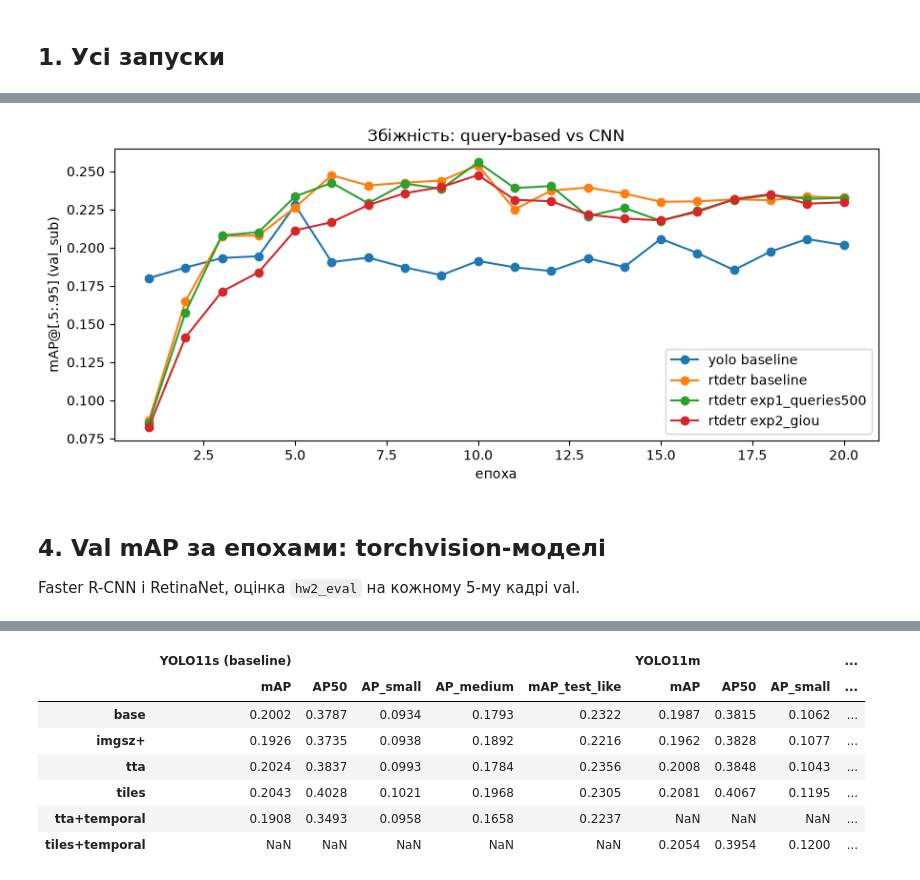
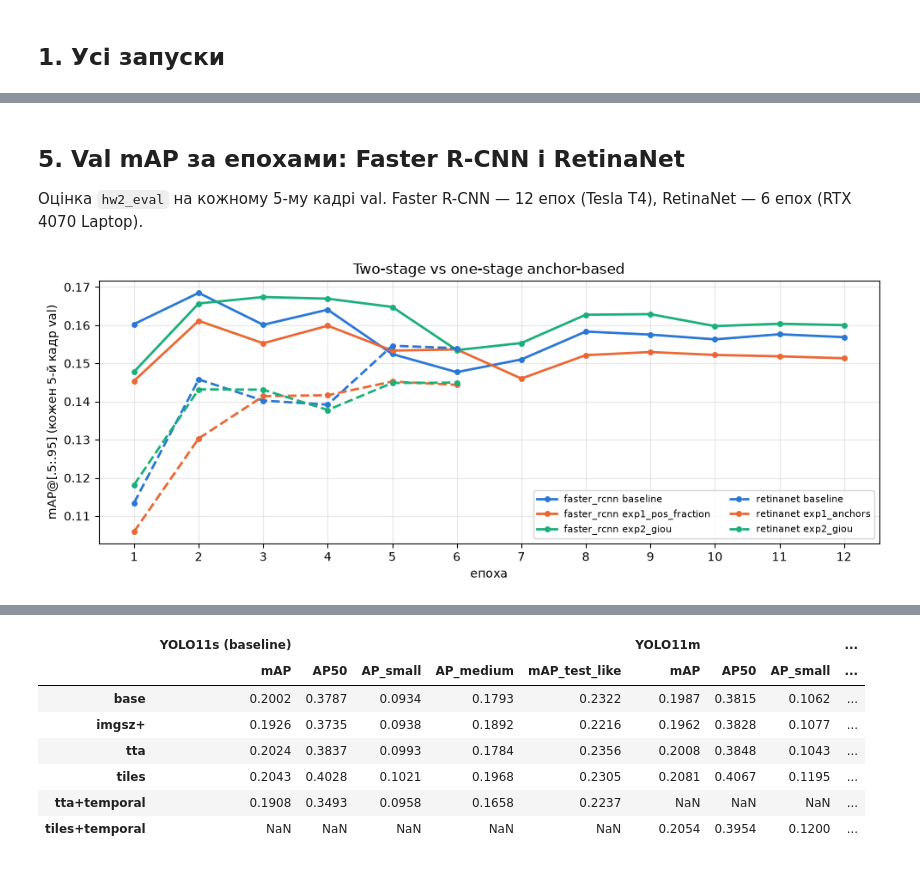
Before and after one commit to Solomia200/ai_homework2, a Jupyter notebook: notebooks/hw2-summary.ipynb, the cells around one changed output, grey strips where cells are left out. Cells and saved outputs as stored; diff of their text form; code cells hidden in the pictures.

```diff
--- a/notebooks/hw2-summary.ipynb
+++ b/notebooks/hw2-summary.ipynb
@@ -44,8 +65,13 @@ runs.astype(float).round(4)
 # %%
-best = runs.astype(float).groupby(level=0).apply(lambda g: g.loc[g["mAP"].idxmax()]).reindex(MODELS).dropna(how="all")
-final_path = RUNS / "pipeline" / "final" / "metrics.json"
-if final_path.exists():
-    final = json.loads(final_path.read_text())
-    best.loc[f"pipeline ({final['model']}, {final['variant']})"] = {c: final["val"].get(c) for c in COLS}
+best = runs.groupby(level=0, sort=False).apply(lambda g: g.loc[g["mAP"].idxmax()])
+best.index = [f"{model} ({runs.loc[model, 'mAP'].idxmax()})" for model in best.index]
+for run in ("final", "final_yolo11m_tiles"):
+    path = RUNS / "pipeline" / run / "metrics.json"
+    if path.exists():
+        final = json.loads(path.read_text())
+        public, private = LEADERBOARD.get(("pipeline", run), (None, None))
+        best.loc[f"pipeline ({final['model']}, {final['variant']})"] = {
+            **{c: final["val"].get(c) for c in COLS}, "ms/кадр": None, "gpu": DEFAULT_GPU,
+            "public_LB": public, "private_LB": private}
 best.round(4)
 # %% [output]
@@ -69,18 +160,23 @@ plt.show()
+# %% [markdown]
+## 5. Val mAP за епохами: Faster R-CNN і RetinaNet
+
+Оцінка `hw2_eval` на кожному 5-му кадрі val. Faster R-CNN — 12 епох (Tesla T4), RetinaNet — 6 епох (RTX 4070 Laptop).
 # %%
-fig, ax = plt.subplots(figsize=(9, 4))
-for model, run in [("yolo", "baseline"), ("rtdetr", "baseline"), ("rtdetr", "exp1_queries500"), ("rtdetr", "exp2_giou")]:
-    path = RUNS / model / run / "history.csv"
-    if path.exists():
+fig, ax = plt.subplots(figsize=(10, 4))
+styles = {"faster_rcnn": "-", "retinanet": "--"}
+for model in ("faster_rcnn", "retinanet"):
+    for color, path in zip(COLORS, sorted((RUNS / model).glob("*/history.csv"))):
+        if path.parent.name.startswith(SKIP):
+            continue
         h = pd.read_csv(path)
-        ax.plot(h["epoch"], h["mAP"], marker="o", label=f"{model} {run}")
-ax.set(xlabel="епоха", ylabel="mAP@[.5:.95] (val_sub)", title="Збіжність: query-based vs CNN")
-ax.legend()
+        ax.plot(h["epoch"], h["mAP"], styles[model], marker="o", markersize=4, linewidth=2, color=color,
+                label=f"{model} {path.parent.name}")
+ax.set(xlabel="епоха", ylabel="mAP@[.5:.95] (кожен 5-й кадр val)", title="Two-stage vs one-stage anchor-based",
+       xticks=range(1, 13))
+ax.grid(alpha=0.3)
+ax.legend(fontsize=8, ncol=2)
 plt.tight_layout()
-plt.savefig(IMAGES / "rtdetr_vs_yolo.png", dpi=120)
+plt.savefig(IMAGES / "frcnn_vs_retinanet.png", dpi=120)
 plt.show()
 # %% [output]
-[figure, old version]
+[figure, new version]
-# %% [markdown]
-## 4. Val mAP за епохами: torchvision-моделі
-
-Faster R-CNN і RetinaNet, оцінка `hw2_eval` на кожному 5-му кадрі val.
```
Also changed, not shown: parts of 13 cells of this notebook, 7 other files.
